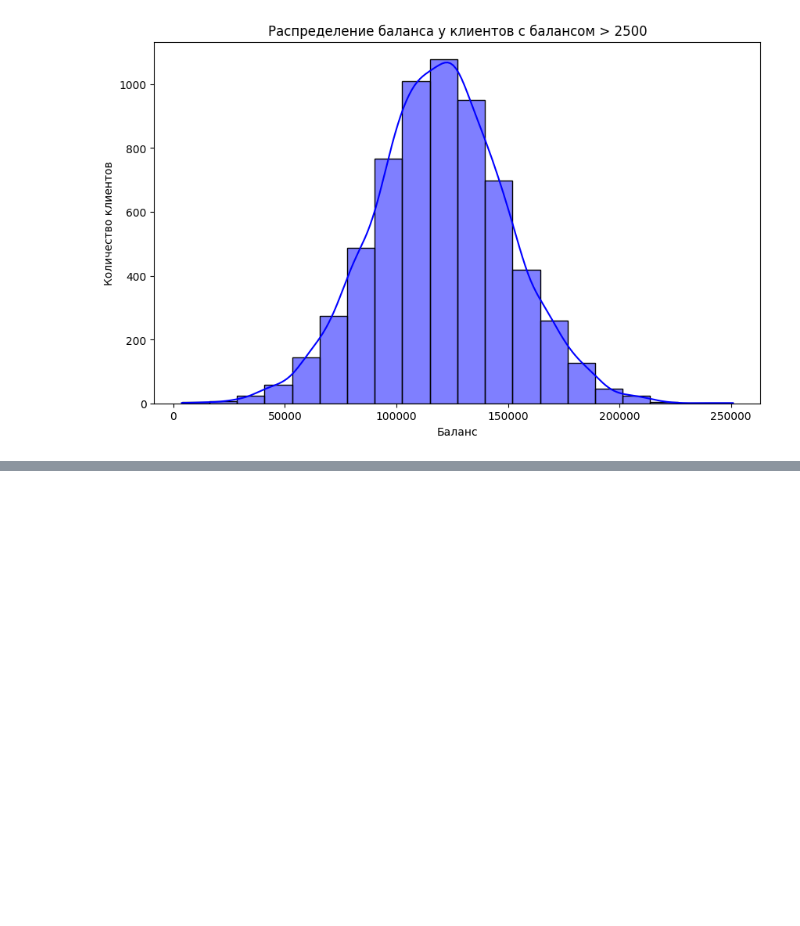
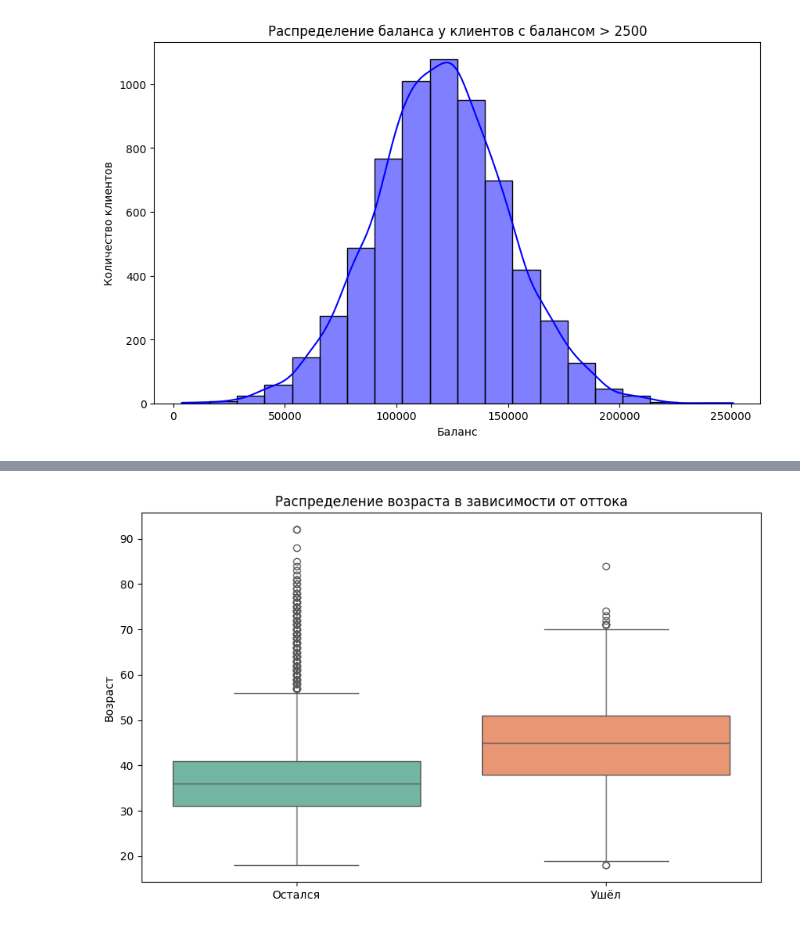
Before and after one commit to yevgeniy2504/sf_education_repo, a Jupyter notebook: task_2_hw/task_2.ipynb, the cells around one changed output, grey strips where cells are left out. Cells and saved outputs as stored; diff of their text form; code cells hidden in the pictures; blank space fills up the shorter version.

```diff
--- a/task_2_hw/task_2.ipynb
+++ b/task_2_hw/task_2.ipynb
@@ -54,0 +81,18 @@ plt.show()
+# %%
+plt.figure(figsize=(10, 6))
+sns.boxplot(
+    x='Exited',
+    y='Age',
+    data=churn,
+    hue='Exited',
+    palette='Set2'
+)
+plt.title('Распределение возраста в зависимости от оттока')
+plt.xlabel('')
+plt.ylabel('Возраст')
+plt.legend(title='Статус клиента', labels=['Остался', 'Ушёл'])
+plt.xticks([0, 1], ['Остался', 'Ушёл'])
+plt.legend().remove()
+plt.show()
+# %% [output]
+[figure, added]
```
Also changed, not shown: parts of 14 cells of this notebook.
